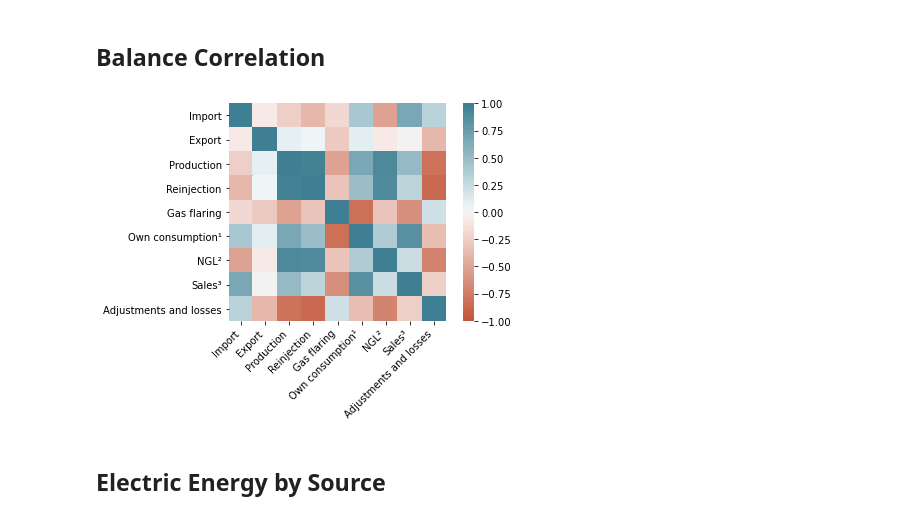
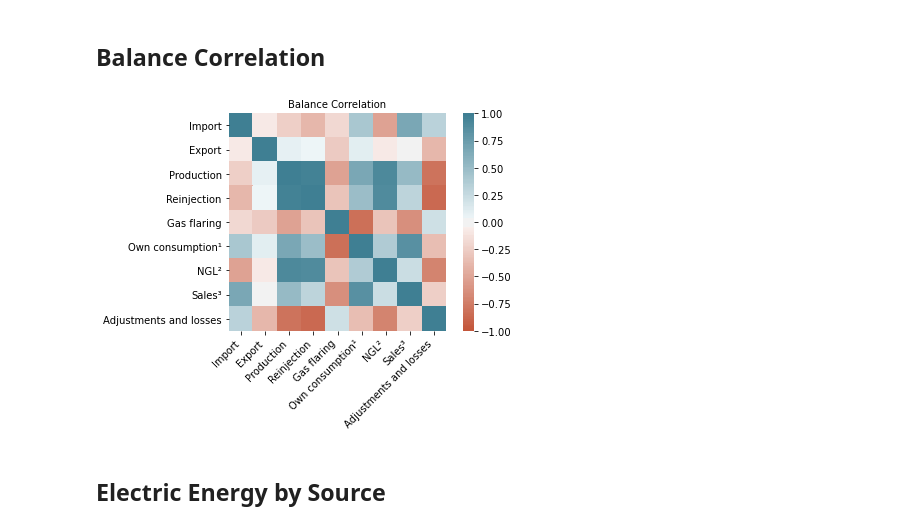
Before and after one commit to lauramsfernandes/BrazilianGasMarket, a Jupyter notebook: naturalGas_Plots.ipynb, the cells around one changed output. Cells and saved outputs as stored; diff of their text form; code cells hidden in the pictures.

```diff
--- a/naturalGas_Plots.ipynb
+++ b/naturalGas_Plots.ipynb
@@ -35,18 +35,21 @@ plt.savefig('plots/balance.png',dpi=600,bbox_inches='tight')
 # %%
 corr = balance.df.corr()
 ax = sns.heatmap(
     corr,
     vmin=-1, vmax=1, center=0,
     cmap=sns.diverging_palette(20, 220, n=200),
     square=True
 )
 ax.set_xticklabels(
     ax.get_xticklabels(),
     rotation=45,
     horizontalalignment='right'
 );
+
+plt.title('Balance Correlation', fontsize=10)
+plt.savefig('plots/corr.png',dpi=600,bbox_inches='tight')
 # %% [output]
-[figure, old version]
+[figure, new version]
 # %% [markdown]
 ## Electric Energy by Source
 # %%
```
Also changed, not shown: 3 other files.
